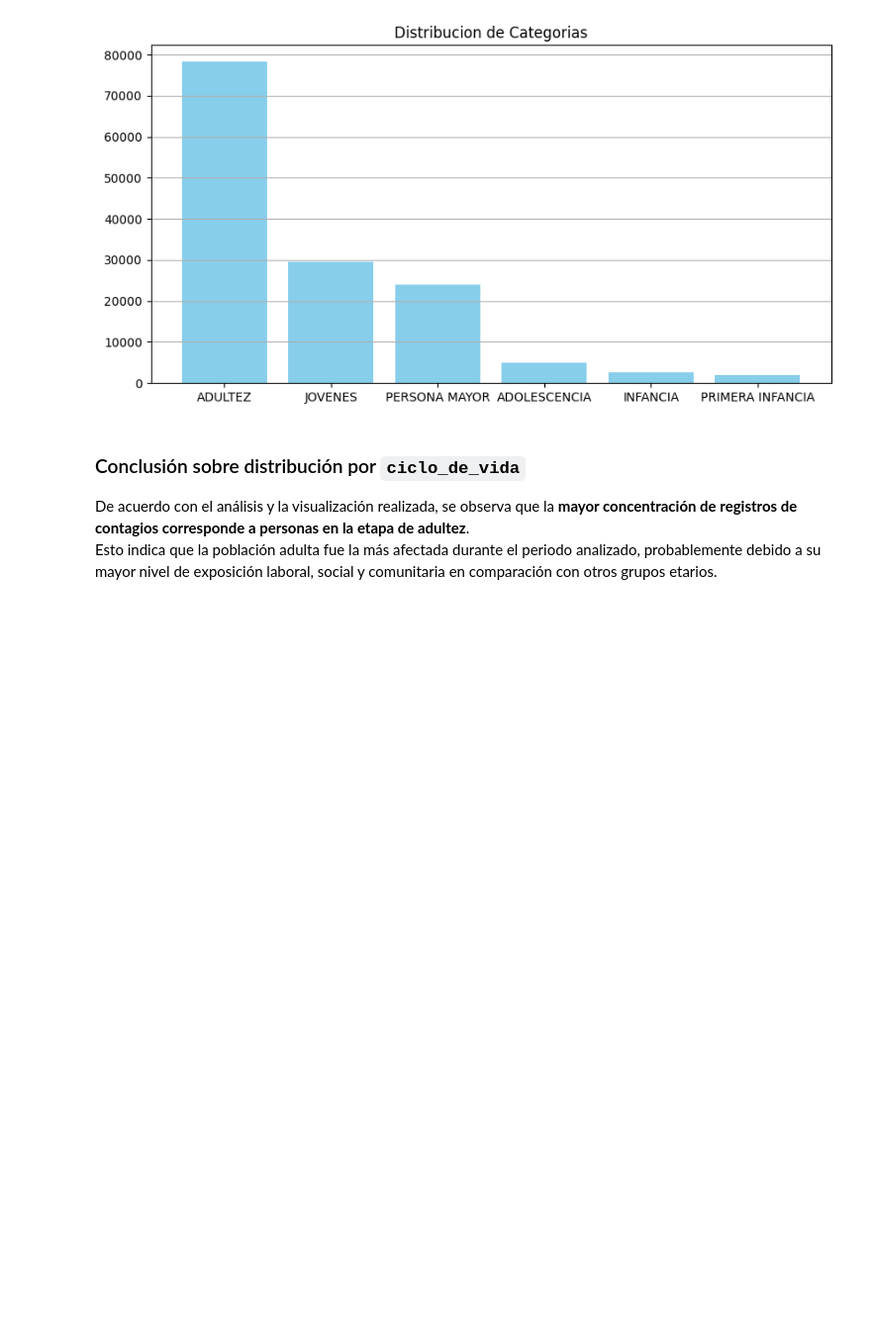
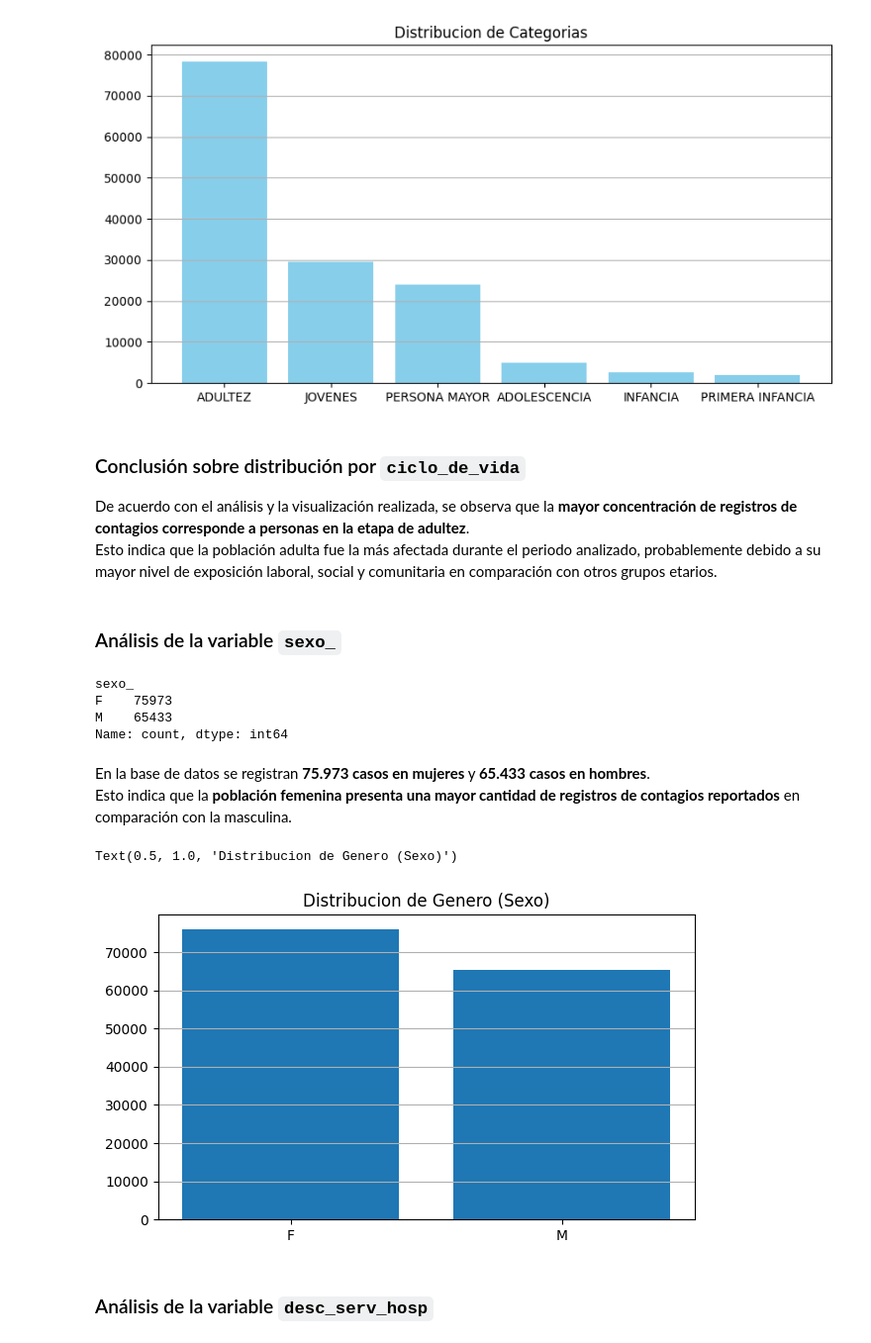
Before and after one commit to Lisandrot1/data-warehouse-analytics, a Jupyter notebook: notebooks/EDA.ipynb, the cells around one changed output. Shown at 99% size. Cells and saved outputs as stored; diff of their text form; code cells hidden in the pictures; blank space fills up the shorter version.

Commit message:
EDA: finalización del análisis exploratorio

```diff
--- a/notebooks/EDA.ipynb
+++ b/notebooks/EDA.ipynb
@@ -133,3 +133,26 @@ plt.grid(axis='y')
 
 De acuerdo con el análisis y la visualización realizada, se observa que la **mayor concentración de registros de contagios corresponde a personas en la etapa de adultez**.
 Esto indica que la población adulta fue la más afectada durante el periodo analizado, probablemente debido a su mayor nivel de exposición laboral, social y comunitaria en comparación con otros grupos etarios.
+# %% [markdown]
+### Análisis de la variable `sexo_`
+# %%
+df_sexo = df_limpio['sexo_'].value_counts()
+df_sexo
+# %% [output]
+sexo_
+F    75973
+M    65433
+Name: count, dtype: int64
+# %% [markdown]
+En la base de datos se registran **75.973 casos en mujeres** y **65.433 casos en hombres**.
+Esto indica que la **población femenina presenta una mayor cantidad de registros de contagios reportados** en comparación con la masculina.
+# %%
+fig_sexo, ax_sexo = plt.subplots(figsize=(7,4))
+ax_sexo.bar(df_sexo.index, df_sexo.values)
+plt.grid(axis='y')
+ax_sexo.set_title('Distribucion de Genero (Sexo)')
+# %% [output]
+Text(0.5, 1.0, 'Distribucion de Genero (Sexo)')
+[figure, added]
+# %% [markdown]
+### Análisis de la variable `desc_serv_hosp`
```
Also changed, not shown: parts of 3 cells of this notebook.
